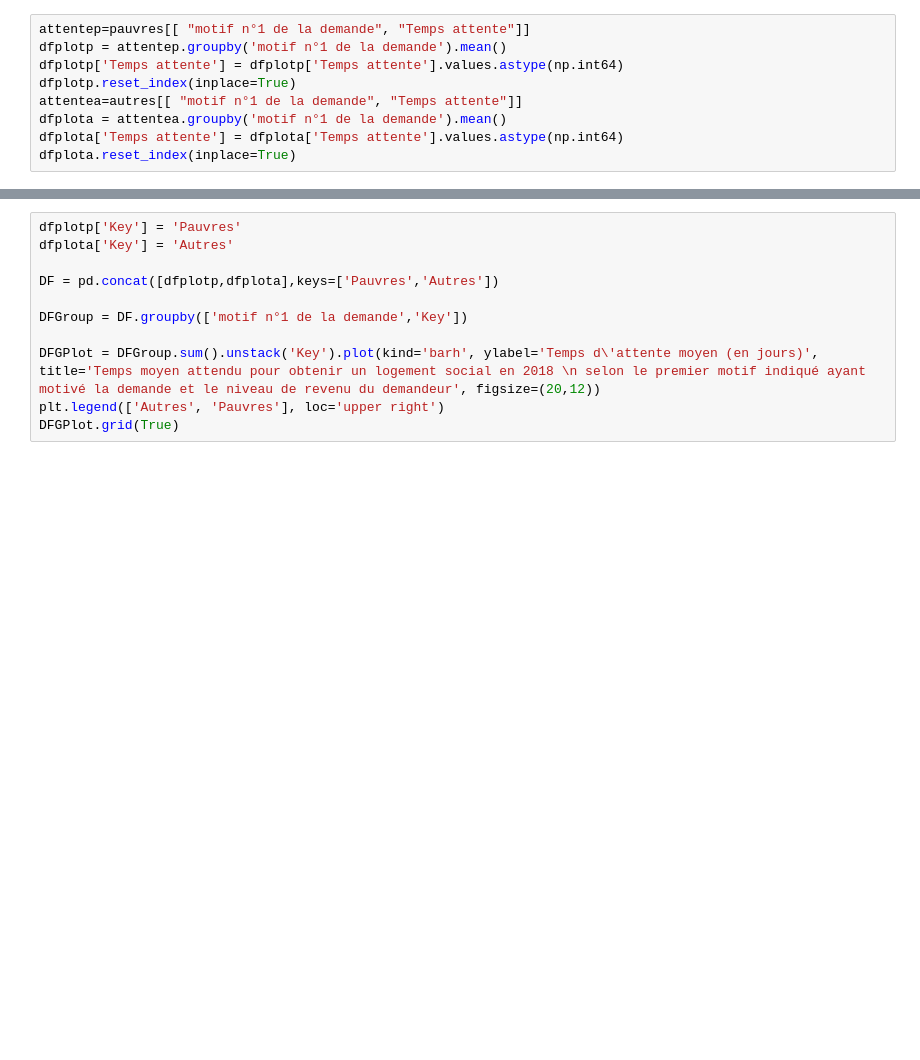
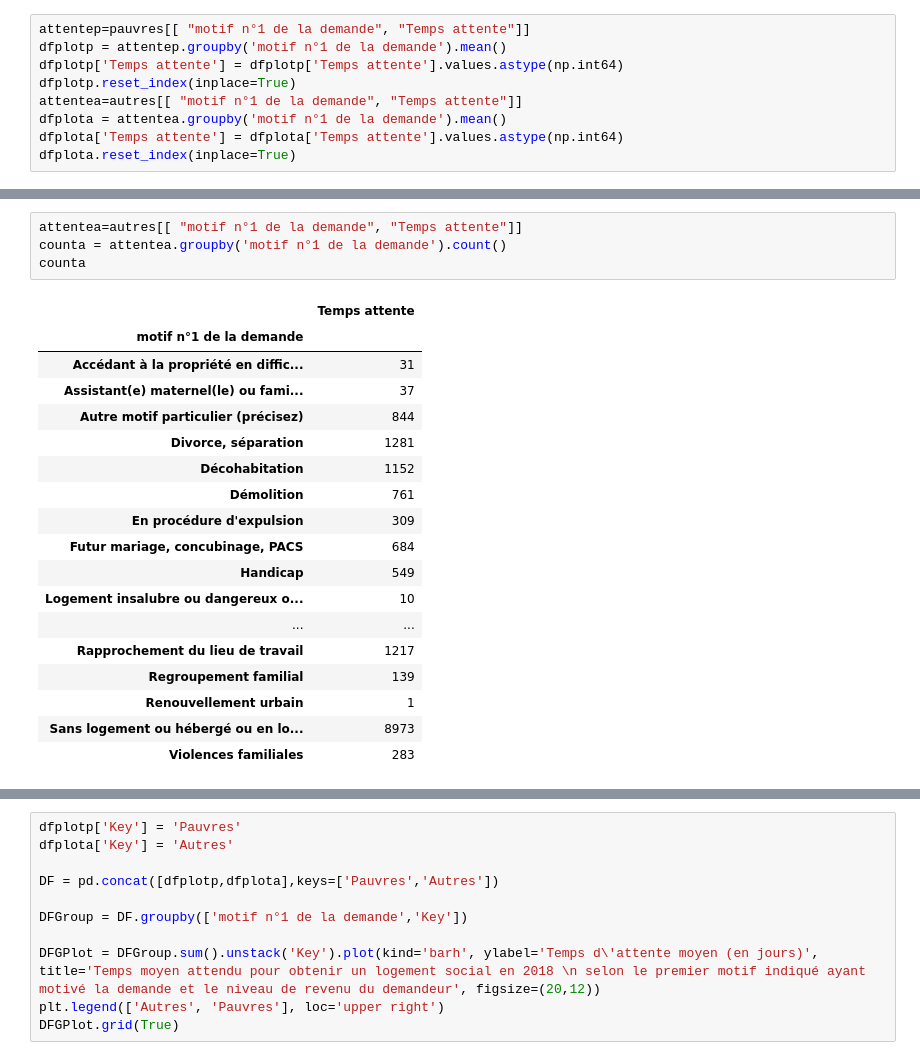
Before and after one commit to cmllbll/Social-Housing-in-France, a Jupyter notebook: Temps d'attente.ipynb, the cells around one changed output, grey strips where cells are left out. Drawn from its saved outputs; the diff is of its cells as text; blank space fills up the shorter version.

Commit message:
Nb de demandeurs

```diff
--- a/Temps d'attente.ipynb
+++ b/Temps d'attente.ipynb
@@ -595,0 +680,23 @@ NameError: name 'pylab' is not defined
+# %%
+attentea=autres[[ "motif n°1 de la demande", "Temps attente"]]
+counta = attentea.groupby('motif n°1 de la demande').count()
+counta
+# %% [output]
+|  | Temps attente |
+| motif n°1 de la demande |  |
+| Accédant à la propriété en diffic... | 31 |
+| Assistant(e) maternel(le) ou fami... | 37 |
+| Autre motif particulier (précisez) | 844 |
+| Divorce, séparation | 1281 |
+| Décohabitation | 1152 |
+| Démolition | 761 |
+| En procédure d'expulsion | 309 |
+| Futur mariage, concubinage, PACS | 684 |
+| Handicap | 549 |
+| Logement insalubre ou dangereux o... | 10 |
+| ... | ... |
+| Rapprochement du lieu de travail | 1217 |
+| Regroupement familial | 139 |
+| Renouvellement urbain | 1 |
+| Sans logement ou hébergé ou en lo... | 8973 |
+| Violences familiales | 283 |
```
Also changed, not shown: parts of 11 cells of this notebook.
